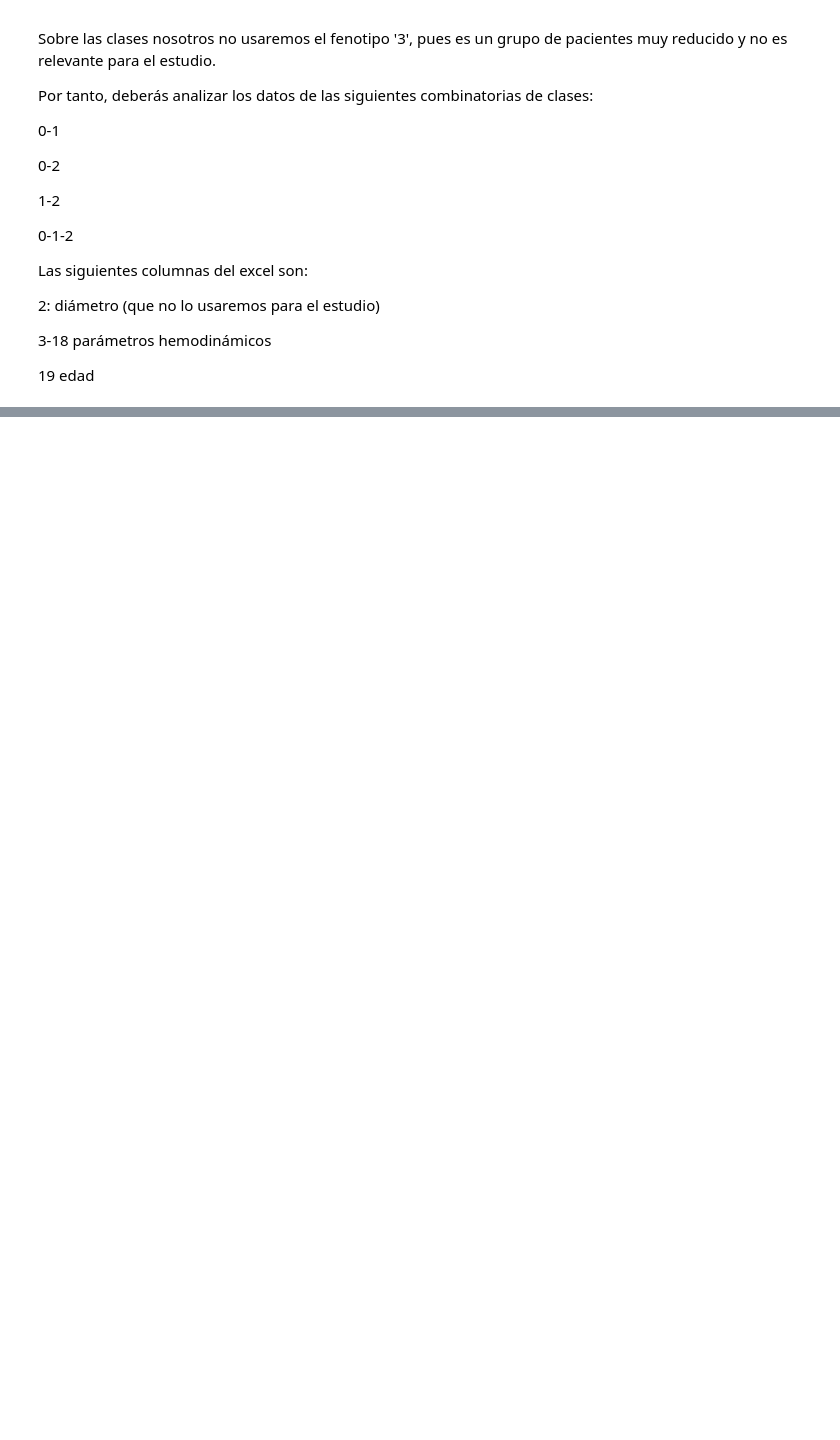
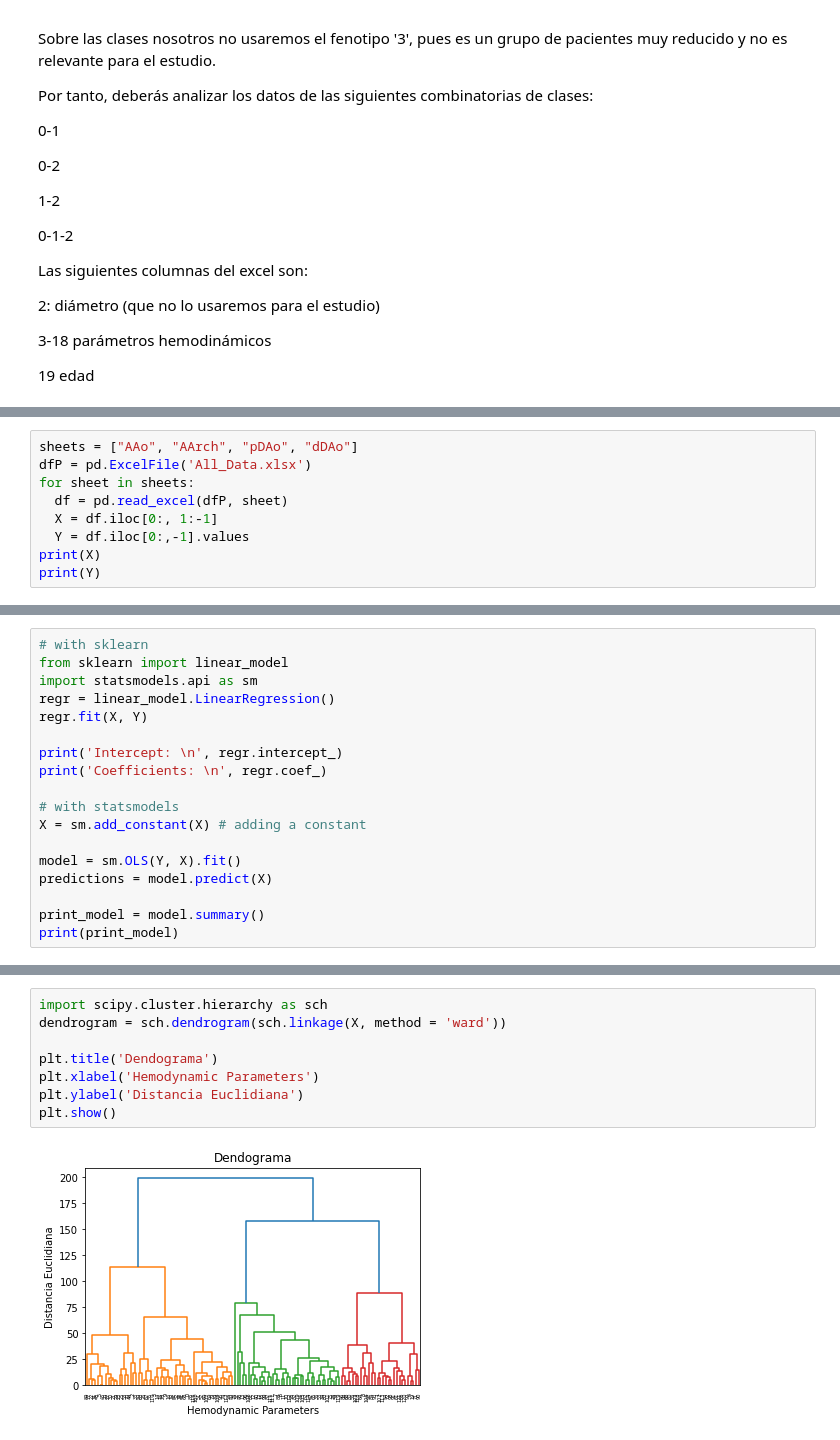
Before and after one commit to MBlancoC/MBlanco_IPRE_BAV, a Jupyter notebook: IPRE_BAV.ipynb, the cells around one changed output, grey strips where cells are left out. Drawn from its saved outputs; the diff is of its cells as text; blank space fills up the shorter version.

Commit message:
Regresion Multiple y Clustering Jerarquico

```diff
--- a/IPRE_BAV.ipynb
+++ b/IPRE_BAV.ipynb
@@ -103,0 +130,9 @@ for hp in HP_list:
+# %%
+sheets = ["AAo", "AArch", "pDAo", "dDAo"]
+dfP = pd.ExcelFile('All_Data.xlsx')
+for sheet in sheets:
+  df = pd.read_excel(dfP, sheet)
+  X = df.iloc[0:, 1:-1]
+  Y = df.iloc[0:,-1].values
+print(X)
+print(Y)
@@ -103,0 +157,18 @@ for hp in HP_list:
+# %%
+# with sklearn
+from sklearn import linear_model
+import statsmodels.api as sm
+regr = linear_model.LinearRegression()
+regr.fit(X, Y)
+
+print('Intercept: \n', regr.intercept_)
+print('Coefficients: \n', regr.coef_)
+
+# with statsmodels
+X = sm.add_constant(X) # adding a constant
+
+model = sm.OLS(Y, X).fit()
+predictions = model.predict(X)
+
+print_model = model.summary()
+print(print_model)
@@ -103,0 +193,10 @@ for hp in HP_list:
+# %%
+import scipy.cluster.hierarchy as sch
+dendrogram = sch.dendrogram(sch.linkage(X, method = 'ward'))
+
+plt.title('Dendograma')
+plt.xlabel('Hemodynamic Parameters')
+plt.ylabel('Distancia Euclidiana')
+plt.show()
+# %% [output]
+[figure, added]
```
Also changed, not shown: parts of 8 cells of this notebook, 2 other files.
